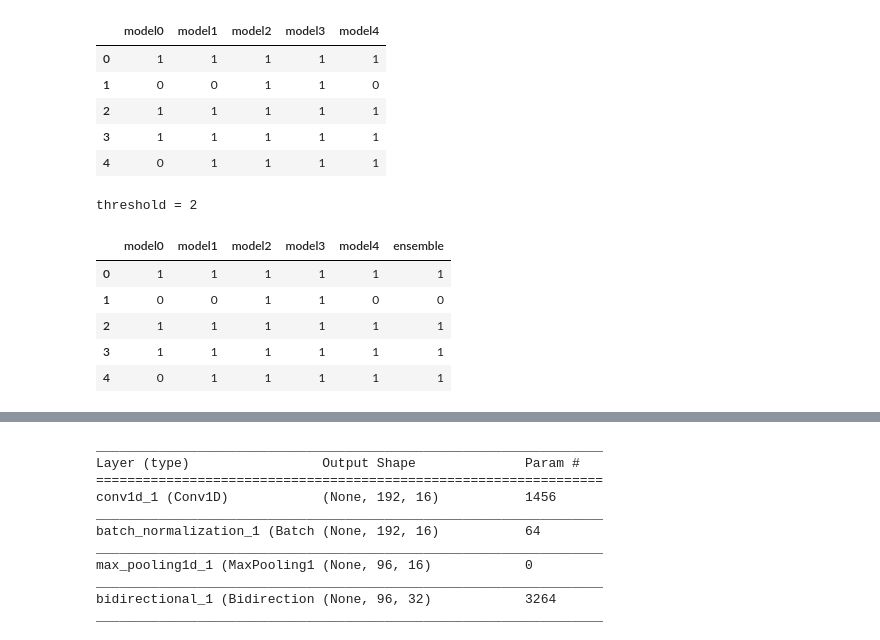
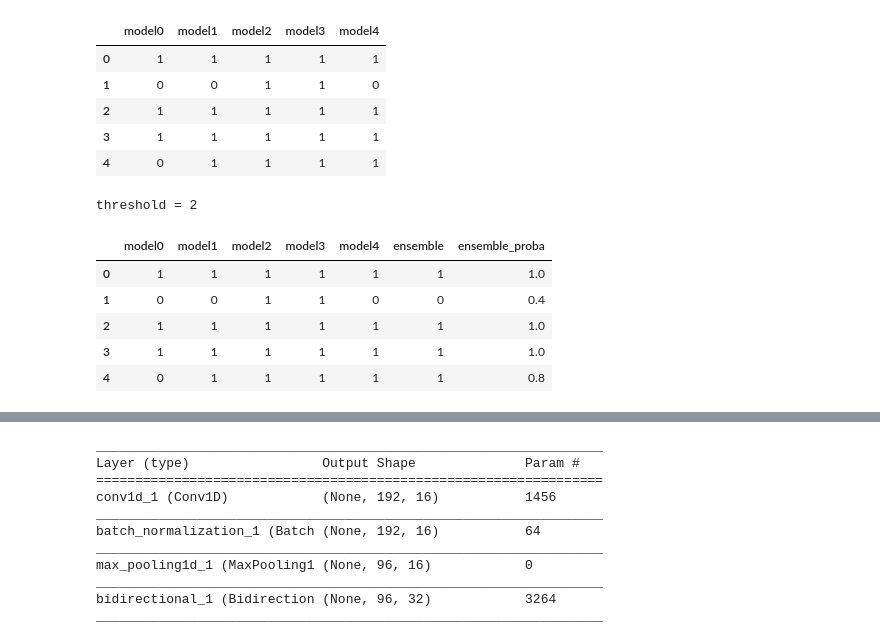
Before and after one commit to tkokkeng/KE5006-AppliedResearch, a Jupyter notebook: Modelling/results.layer1.ensembles.ipynb, the cells around one changed output, grey strips where cells are left out. Drawn from its saved outputs; the diff is of its cells as text; code cells hidden in the pictures.

```diff
--- a/Modelling/results.layer1.ensembles.ipynb
+++ b/Modelling/results.layer1.ensembles.ipynb
@@ -1197,14 +1239,16 @@ results_df.head()
 | 4 | 0 | 1 | 1 | 1 | 1 |
 # %%
 threshold = len(results_df.columns) // 2
+ensemble_size = len(results_df.columns)
 print('threshold = {}'.format(threshold))
 results_df['ensemble'] = results_df.apply(lambda x: 1 if x.sum() > threshold else 0, axis=1)
+results_df['ensemble_proba'] = results_df.iloc[:, :ensemble_size].apply(lambda x: x.sum() / ensemble_size, axis=1)
 results_df.head()
 # %% [output]
 threshold = 2
-|  | model0 | model1 | model2 | model3 | model4 | ensemble |
-| 0 | 1 | 1 | 1 | 1 | 1 | 1 |
-| 1 | 0 | 0 | 1 | 1 | 0 | 0 |
-| 2 | 1 | 1 | 1 | 1 | 1 | 1 |
-| 3 | 1 | 1 | 1 | 1 | 1 | 1 |
-| 4 | 0 | 1 | 1 | 1 | 1 | 1 |
+|  | model0 | model1 | model2 | model3 | model4 | ensemble | ensemble_proba |
+| 0 | 1 | 1 | 1 | 1 | 1 | 1 | 1.0 |
+| 1 | 0 | 0 | 1 | 1 | 0 | 0 | 0.4 |
+| 2 | 1 | 1 | 1 | 1 | 1 | 1 | 1.0 |
+| 3 | 1 | 1 | 1 | 1 | 1 | 1 | 1.0 |
+| 4 | 0 | 1 | 1 | 1 | 1 | 1 | 0.8 |
```
Also changed, not shown: parts of 45 cells of this notebook, 1 other file.
